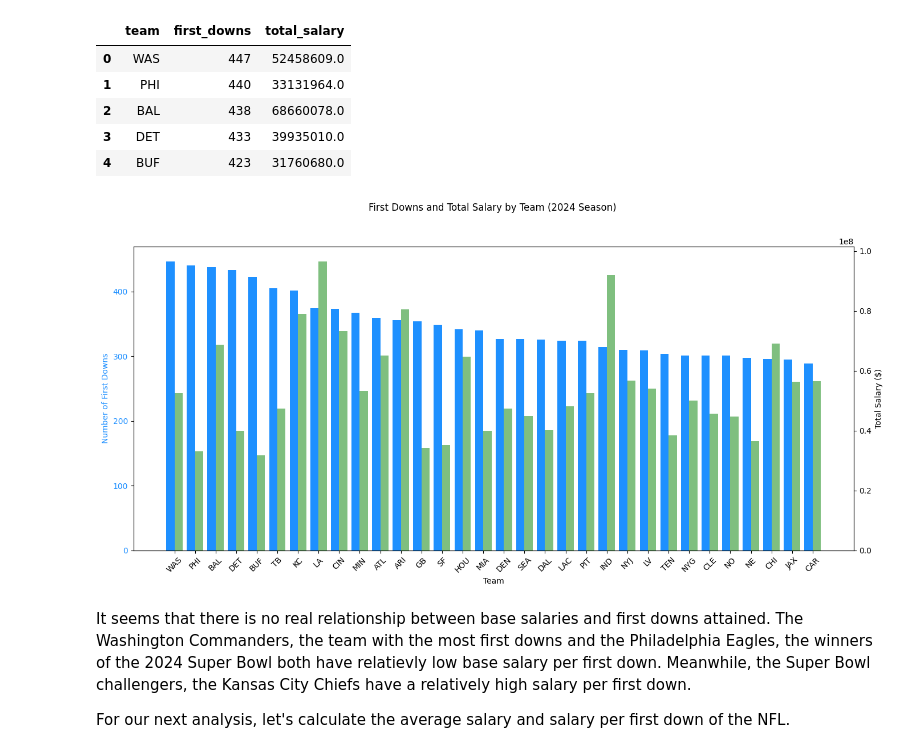
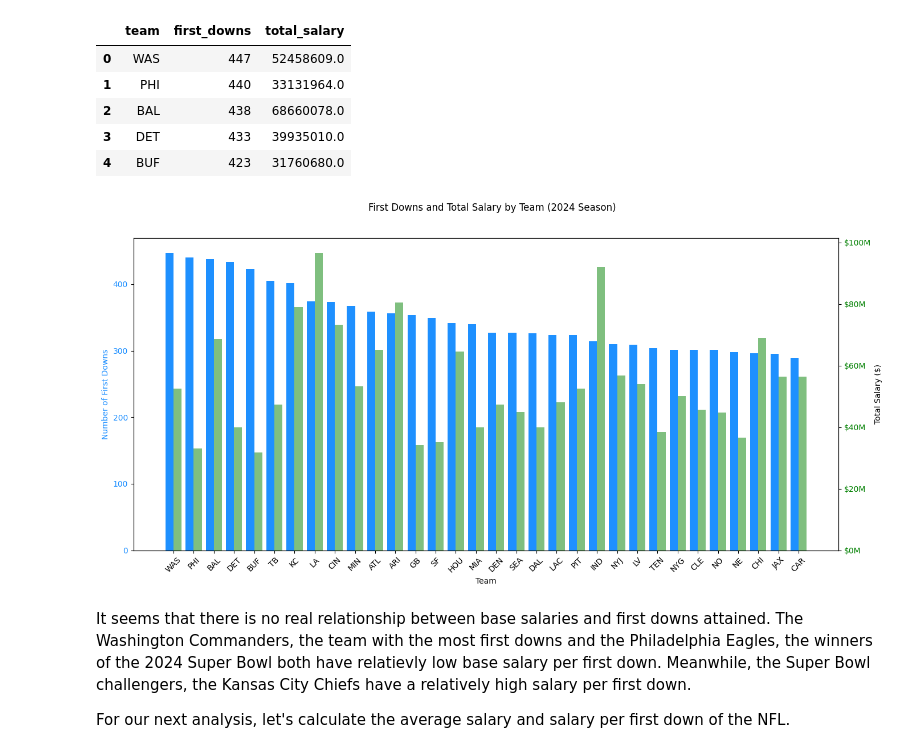
Before and after one commit to azcao95/group-25-mads-milestone-1, a Jupyter notebook: first_down.ipynb, the cells around one changed output. Cells and saved outputs as stored; diff of their text form; code cells hidden in the pictures.

Commit message:
added complexity to beginning heatmaps (#4) (#5) (#6)
Change scatter to use alt

remove commebnt

```diff
--- a/first_down.ipynb
+++ b/first_down.ipynb
@@ -252,32 +255,36 @@ team_first_downs_with_salary.head()
 # %%
 fig, ax1 = plt.subplots(figsize=(14, 7))
 
 # Set bar width and positions
 bar_width = 0.4
 x = np.arange(len(team_first_downs_with_salary))
 
 # Bars for first downs (left y-axis)
 ax1.bar(x - bar_width/2, team_first_downs_with_salary['first_downs'],
     width=bar_width, color='dodgerblue', label='First Downs')
 ax1.set_xlabel('Team')
 ax1.set_ylabel('Number of First Downs', color='dodgerblue')
 ax1.tick_params(axis='y', labelcolor='dodgerblue')
 ax1.set_xticks(x)
 ax1.set_xticklabels(team_first_downs_with_salary['team'], rotation=45)
 
 # Bars for total salary (right y-axis)
 ax2 = ax1.twinx()
 ax2.bar(x + bar_width/2, team_first_downs_with_salary['total_salary'],
     width=bar_width, color='green', alpha=0.5, label='Total Salary')
 ax2.set_ylabel('Total Salary ($)',)
+ax2.tick_params(axis='y', labelcolor='green')
+formatter = FuncFormatter(lambda x, _: f'${x*1e-6:.0f}M')
+ax2.yaxis.set_major_formatter(formatter)
+
 ax2.tick_params(axis='y')
 
 # Legends and title
 fig.suptitle('First Downs and Total Salary by Team (2024 Season)')
 fig.tight_layout(rect=[0, 0, 1, 0.96])
 plt.show()
 # %% [output]
-[figure, old version]
+[figure, new version]
 # %% [markdown]
 It seems that there is no real relationship between base salaries and first downs attained. The Washington Commanders, the team with the most first downs and the Philadelphia Eagles, the winners of the 2024 Super Bowl both have relatievly low base salary per first down. Meanwhile, the Super Bowl challengers, the Kansas City Chiefs have a relatively high salary per first down.
 
```
Also changed, not shown: parts of 8 cells of this notebook.
